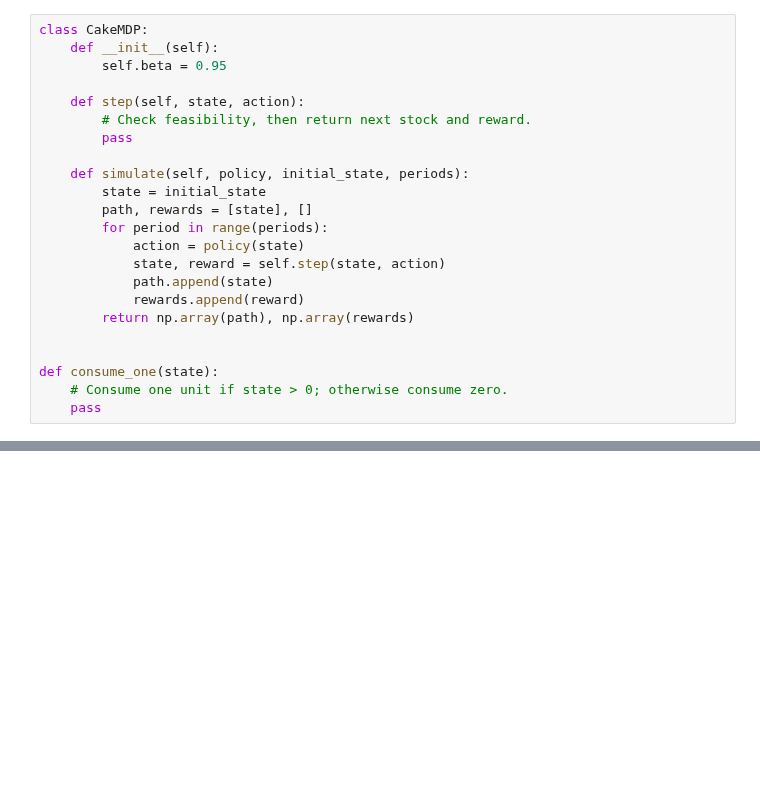
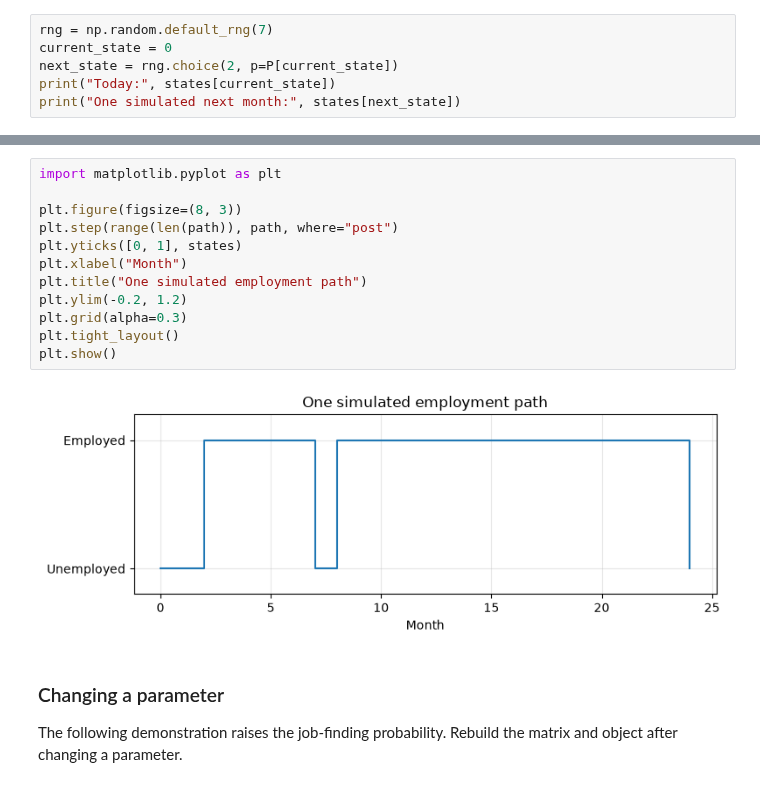
Before and after one commit to YaolangZhong/U_Tokyo_Comp_Econ_Course, a Jupyter notebook: weeks/week_01/lab/starter/markov_processes.ipynb, the cells around one changed output, grey strips where cells are left out. Saved outputs shown, nothing was run; the diff lists cells and outputs as text; blank space fills up the shorter version.

```diff
--- a/weeks/week_01/lab/starter/markov_processes.ipynb
+++ b/weeks/week_01/lab/starter/markov_processes.ipynb
@@ -205,23 +128,6 @@ Use whole units of cake: state $k\in\{0,1,2,3,4\}$, consumption $c\in\{0,\ldots,
 # %%
-class CakeMDP:
-    def __init__(self):
-        self.beta = 0.95
-
-    def step(self, state, action):
-        # Check feasibility, then return next stock and reward.
-        pass
-
-    def simulate(self, policy, initial_state, periods):
-        state = initial_state
-        path, rewards = [state], []
-        for period in range(periods):
-            action = policy(state)
-            state, reward = self.step(state, action)
-            path.append(state)
-            rewards.append(reward)
-        return np.array(path), np.array(rewards)
-
-
-def consume_one(state):
-    # Consume one unit if state > 0; otherwise consume zero.
-    pass
+rng = np.random.default_rng(7)
+current_state = 0
+next_state = rng.choice(2, p=P[current_state])
+print("Today:", states[current_state])
+print("One simulated next month:", states[next_state])
@@ -238,0 +188,18 @@ Uncomment and run these checks after completing your code. Five periods give six
+# %%
+import matplotlib.pyplot as plt
+
+plt.figure(figsize=(8, 3))
+plt.step(range(len(path)), path, where="post")
+plt.yticks([0, 1], states)
+plt.xlabel("Month")
+plt.title("One simulated employment path")
+plt.ylim(-0.2, 1.2)
+plt.grid(alpha=0.3)
+plt.tight_layout()
+plt.show()
+# %% [output]
+[figure, added]
+# %% [markdown]
+### Changing a parameter
+
+The following demonstration raises the job-finding probability. Rebuild the matrix and object after changing a parameter.
```
Also changed, not shown: parts of 50 cells of this notebook, 2 other files.
